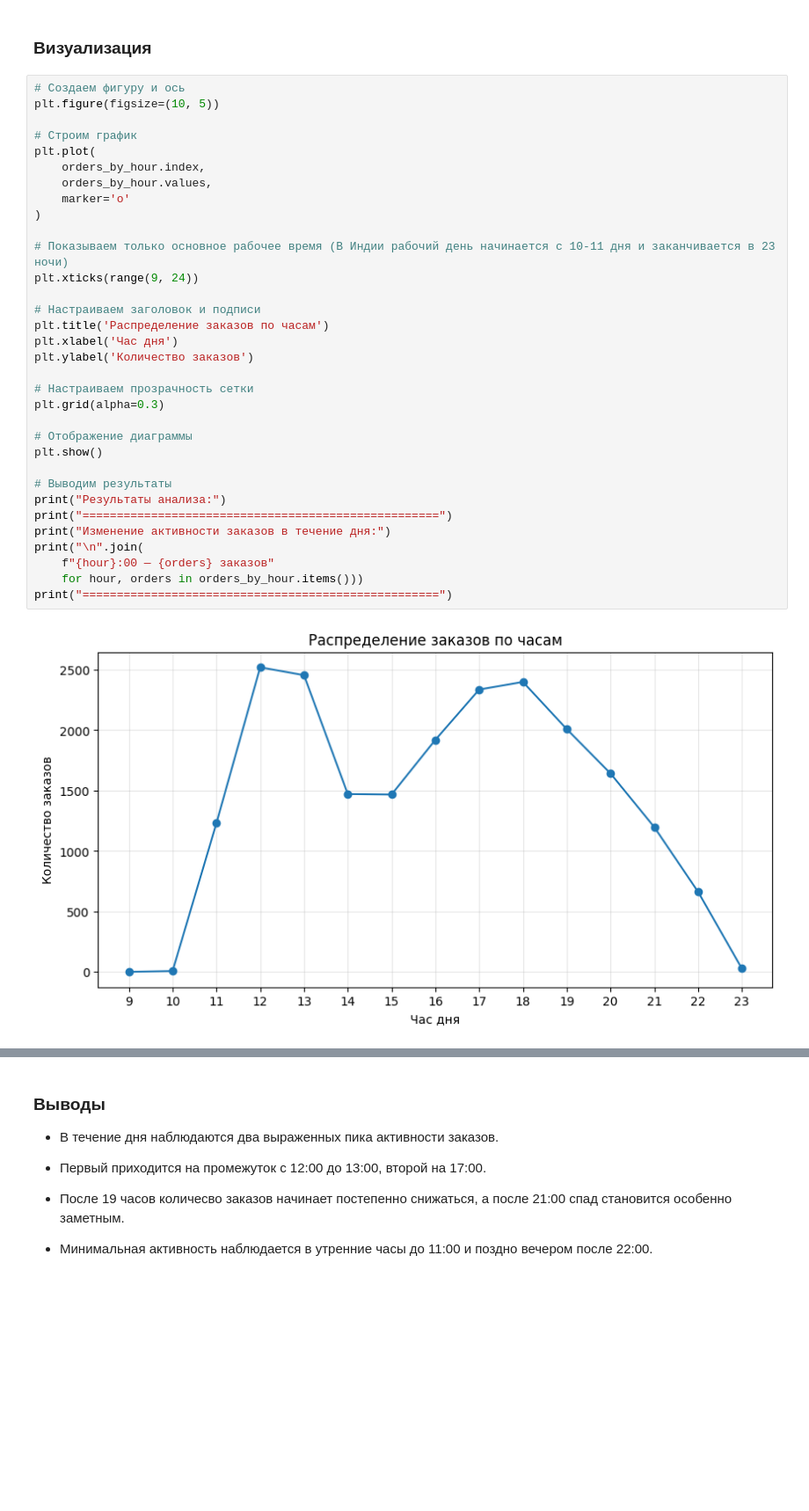
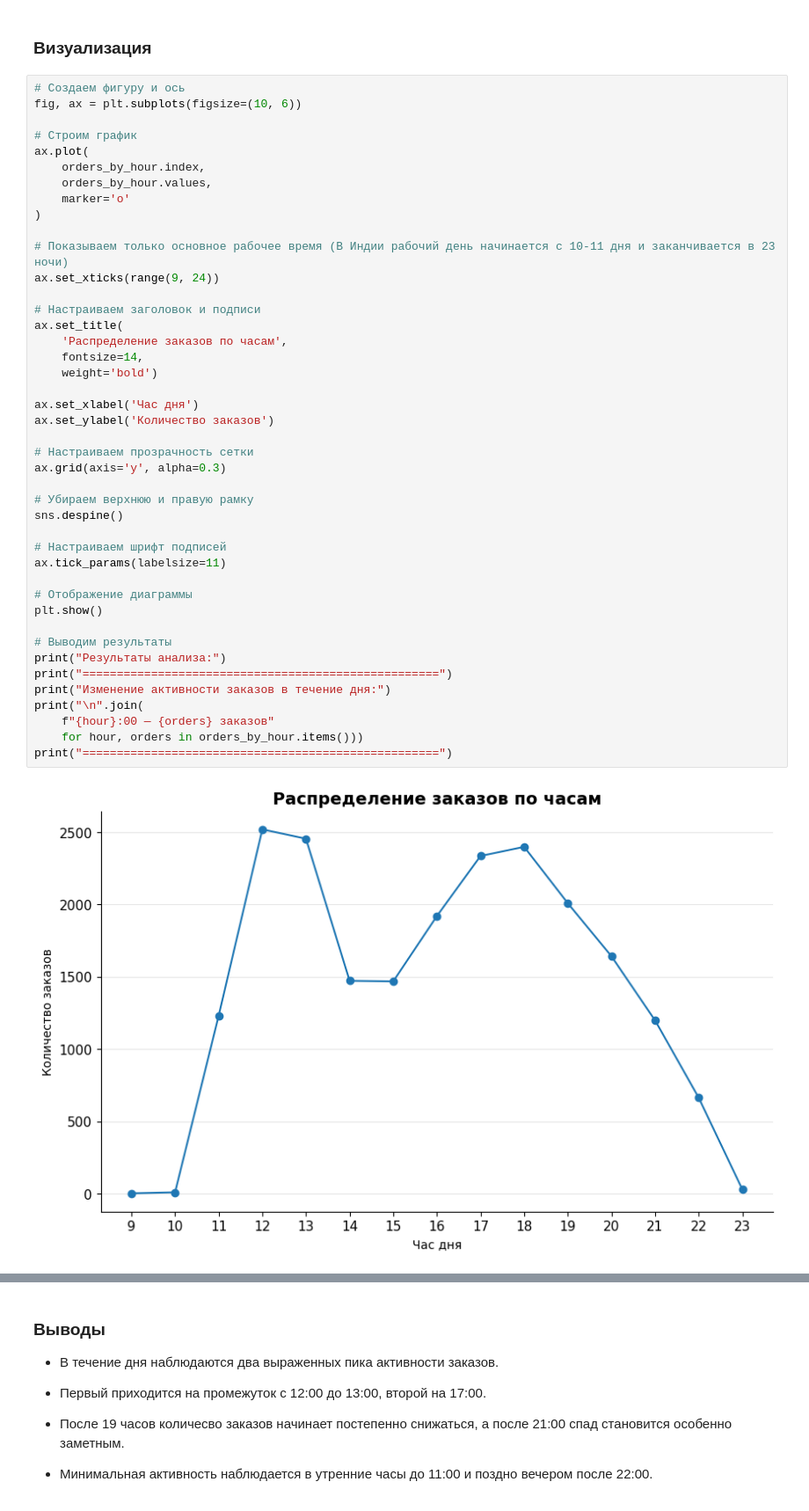
Before and after one commit to WhosArt/pizza_hut_da, a Jupyter notebook: pizzahut_analysis.ipynb, the cells around one changed output, grey strips where cells are left out. Shown at 88% size. Drawn from its saved outputs; the diff is of its cells as text; blank space fills up the shorter version.

```diff
--- a/pizzahut_analysis.ipynb
+++ b/pizzahut_analysis.ipynb
@@ -879,39 +958,49 @@ Name: order_id, dtype: int64
 ### **Визуализация**
 # %%
 # Создаем фигуру и ось
-plt.figure(figsize=(10, 5))
+fig, ax = plt.subplots(figsize=(10, 6))
 
 # Строим график
-plt.plot(
+ax.plot(
     orders_by_hour.index,
     orders_by_hour.values,
     marker='o'
 )
 
 # Показываем только основное рабочее время (В Индии рабочий день начинается с 10-11 дня и заканчивается в 23 ночи)
-plt.xticks(range(9, 24))
+ax.set_xticks(range(9, 24))
 
 # Настраиваем заголовок и подписи
-plt.title('Распределение заказов по часам')
-plt.xlabel('Час дня')
-plt.ylabel('Количество заказов')
+ax.set_title(
+    'Распределение заказов по часам',
+    fontsize=14,
+    weight='bold')
+
+ax.set_xlabel('Час дня')
+ax.set_ylabel('Количество заказов')
 
 # Настраиваем прозрачность сетки
-plt.grid(alpha=0.3)
+ax.grid(axis='y', alpha=0.3)
+
+# Убираем верхнюю и правую рамку
+sns.despine()
+
+# Настраиваем шрифт подписей
+ax.tick_params(labelsize=11)
 
 # Отображение диаграммы
 plt.show()
 
 # Выводим результаты
 print("Результаты анализа:")
 print("====================================================")
 print("Изменение активности заказов в течение дня:")
 print("\n".join(
     f"{hour}:00 — {orders} заказов"
     for hour, orders in orders_by_hour.items()))
 print("====================================================")
 # %% [output]
-[figure, old version]
+[figure, new version]
 Результаты анализа:
 ====================================================
 Изменение активности заказов в течение дня:
```
Also changed, not shown: parts of 10 cells of this notebook.
